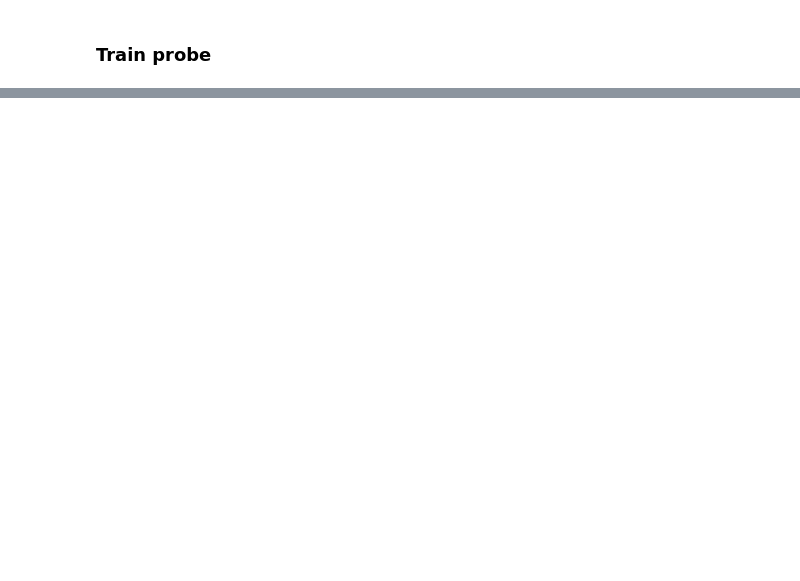
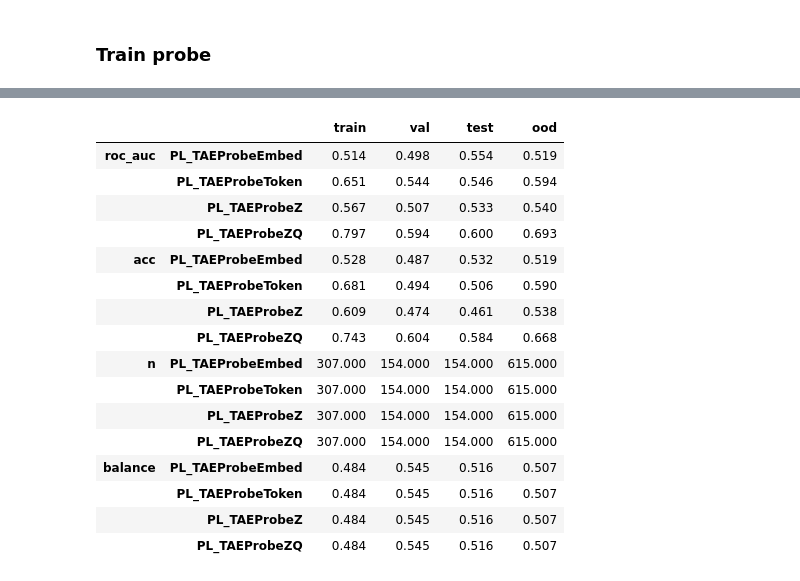
Before and after one commit to wassname/LoRA_are_lie_detectors, a Jupyter notebook: notebooks/12_tae.ipynb, the cells around one changed output, grey strips where cells are left out. Saved outputs shown, nothing was run; the diff lists cells and outputs as text; code cells hidden in the pictures; blank space fills up the shorter version.

```diff
--- a/notebooks/12_tae.ipynb
+++ b/notebooks/12_tae.ipynb
@@ -586,4 +682,2 @@ plt.colorbar()
 # %% [markdown]
 ### Train probe
-# %%
-probe = PL_TAEProbe(c_in, tae=net.tae, steps_per_epoch=len(dl_train), max_epochs=max_epochs, dropout=0.2,)
@@ -618,0 +837,34 @@ df_metrics
+# %%
+results = {}
+for cls in [PL_TAEProbeEmbed, PL_TAEProbeToken, PL_TAEProbeZ, PL_TAEProbeZQ]:
+    model_name = cls.__name__
+    print('training', model_name)
+    probe = cls(c_in=c_in, layers=[32, 16], tae=net.tae, steps_per_epoch=len(dl_train), max_epochs=max_epochs, dropout=0.,)
+    print(probe.head)
+    trainer2 = pl.Trainer(
+        precision="16-mixed",
+        gradient_clip_val=20,
+        max_epochs=max_epochs,
+        log_every_n_steps=1,
+        enable_progress_bar=verbose,
+        # enable_model_summary=verbose,
+        # callbacks=[lr_logger],
+    )
+    trainer2.fit(model=probe, train_dataloaders=dl_train, val_dataloaders=dl_val)
+
+    df_hist, _ = read_metrics_csv(trainer2.logger.experiment.metrics_file_path)
+    plot_hist(df_hist, ["loss_pred_epoch", "auroc"])
+
+    # rs3r = trainer2.test(
+    #     probe, dataloaders=[dl_train, dl_val, dl, dl_ood], verbose=False
+    # )
+    # print(model_name)
+    # rs3 = rename_pl_test_results(rs3r, ["train", "val", "test", "ood"])
+    # display(rs3)
+
+    # just in case the torchmetrics one isn't working, or is adding batch scores in a weird way
+    df_scores = get_scores(dm, probe)
+    print(model_name)
+    print(df_scores.round(3).to_markdown())
+
+    results[model_name] = df_scores
@@ -618,0 +899,21 @@ df_metrics
+# %%
+df_res = pd.concat(results).unstack(0).T
+df_res.round(3)
+# %% [output]
+|  |  | train | val | test | ood |
+| roc_auc | PL_TAEProbeEmbed | 0.514 | 0.498 | 0.554 | 0.519 |
+|  | PL_TAEProbeToken | 0.651 | 0.544 | 0.546 | 0.594 |
+|  | PL_TAEProbeZ | 0.567 | 0.507 | 0.533 | 0.540 |
+|  | PL_TAEProbeZQ | 0.797 | 0.594 | 0.600 | 0.693 |
+| acc | PL_TAEProbeEmbed | 0.528 | 0.487 | 0.532 | 0.519 |
+|  | PL_TAEProbeToken | 0.681 | 0.494 | 0.506 | 0.590 |
+|  | PL_TAEProbeZ | 0.609 | 0.474 | 0.461 | 0.538 |
+|  | PL_TAEProbeZQ | 0.743 | 0.604 | 0.584 | 0.668 |
+| n | PL_TAEProbeEmbed | 307.000 | 154.000 | 154.000 | 615.000 |
+|  | PL_TAEProbeToken | 307.000 | 154.000 | 154.000 | 615.000 |
+|  | PL_TAEProbeZ | 307.000 | 154.000 | 154.000 | 615.000 |
+|  | PL_TAEProbeZQ | 307.000 | 154.000 | 154.000 | 615.000 |
+| balance | PL_TAEProbeEmbed | 0.484 | 0.545 | 0.516 | 0.507 |
+|  | PL_TAEProbeToken | 0.484 | 0.545 | 0.516 | 0.507 |
+|  | PL_TAEProbeZ | 0.484 | 0.545 | 0.516 | 0.507 |
+|  | PL_TAEProbeZQ | 0.484 | 0.545 | 0.516 | 0.507 |
```
Also changed, not shown: parts of 28 cells of this notebook, 12 other files.
